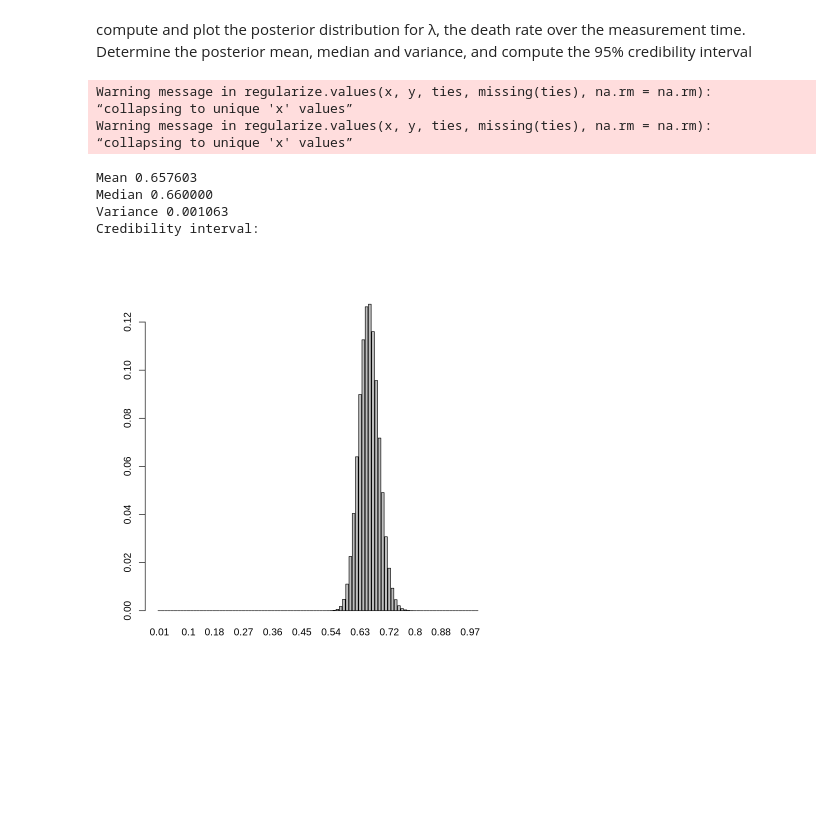
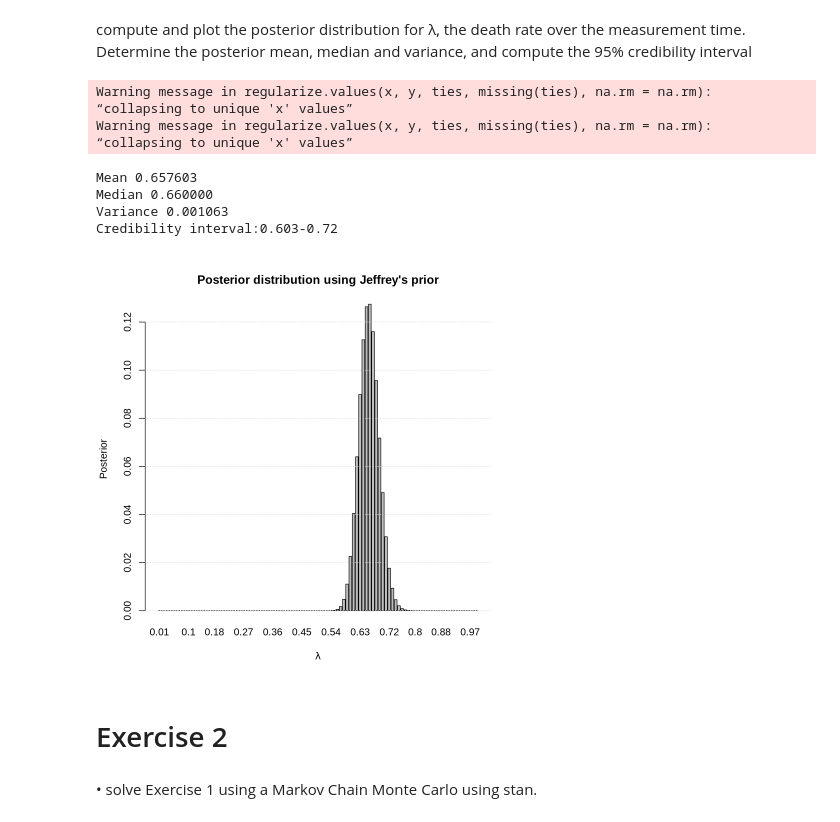
Before and after one commit to pietromalagoli/asp, a Jupyter notebook: code/lab06/Malagoli_Pietro_RLab06.ipynb, the cells around one changed output. Saved outputs shown, nothing was run; the diff lists cells and outputs as text; code cells hidden in the pictures; blank space fills up the shorter version.

```diff
--- a/code/lab06/Malagoli_Pietro_RLab06.ipynb
+++ b/code/lab06/Malagoli_Pietro_RLab06.ipynb
@@ -118,33 +136,43 @@ prior <- prior / sum(prior)
 for (i in 1:length(y)) {
     likelihood <- dbinom(n1[i], sum(n1), dpois(y[i], space))
     posterior <- prior * likelihood / sum(prior * likelihood)
     prior <- posterior
 }
 for (i in 1:length(y)) {
     likelihood <- dbinom(n2[i], sum(n2), dpois(y[i], space))
     posterior <- prior * likelihood / sum(prior * likelihood)
     prior <- posterior
 }
 #print(posterior)
-barplot(posterior, names.arg = space)
+barplot(posterior, names.arg = space, main = "Posterior distribution using Jeffrey's prior",
+     xlab = expression(lambda), ylab = "Posterior")
+
+grid(nx = NA, ny = NULL)
 #print(posterior)
 confidence <- c(0.025, 0.975)
 mean <- wtd.mean(space, posterior, normwt = TRUE)
 median <- wtd.quantile(space, posterior, probs = 0.5, normwt = TRUE)
 var <- wtd.var(space, posterior, normwt = TRUE)
 #interval <- c(wtd.quantile(space, posterior, confidence[1], normwt = TRUE), wtd.quantile(space, posterior, confidence[1], normwt = TRUE))
 interval <- wtd.quantile(space, posterior, confidence, normwt = TRUE)
 cat(sprintf("Mean %3f", mean))
 cat(sprintf("\nMedian %3f", median))
 cat(sprintf("\nVariance %3f", var))
 cat("\nCredibility interval:")
+cat(interval[1])
+cat("-")
+cat(interval[2])
 # %% [output]
 Warning message in regularize.values(x, y, ties, missing(ties), na.rm = na.rm):
 “collapsing to unique 'x' values”
 Warning message in regularize.values(x, y, ties, missing(ties), na.rm = na.rm):
 “collapsing to unique 'x' values”
 Mean 0.657603
 Median 0.660000
 Variance 0.001063
-Credibility interval:
+Credibility interval:0.603-0.72
-[figure, old version]
+[figure, new version]
+# %% [markdown]
+# Exercise 2 #
+# %% [markdown]
+• solve Exercise 1 using a Markov Chain Monte Carlo using stan.
```
Also changed, not shown: parts of 5 cells of this notebook, 1 other file.
